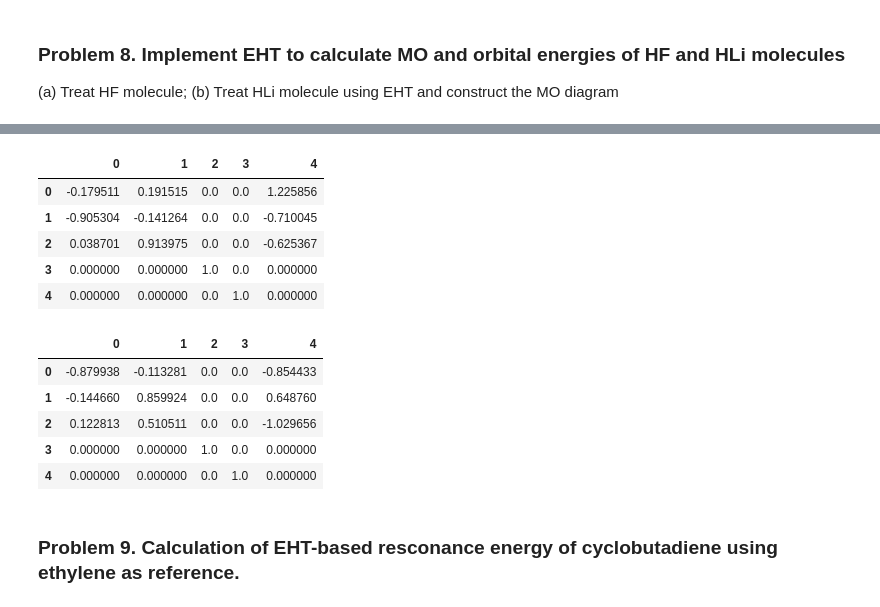
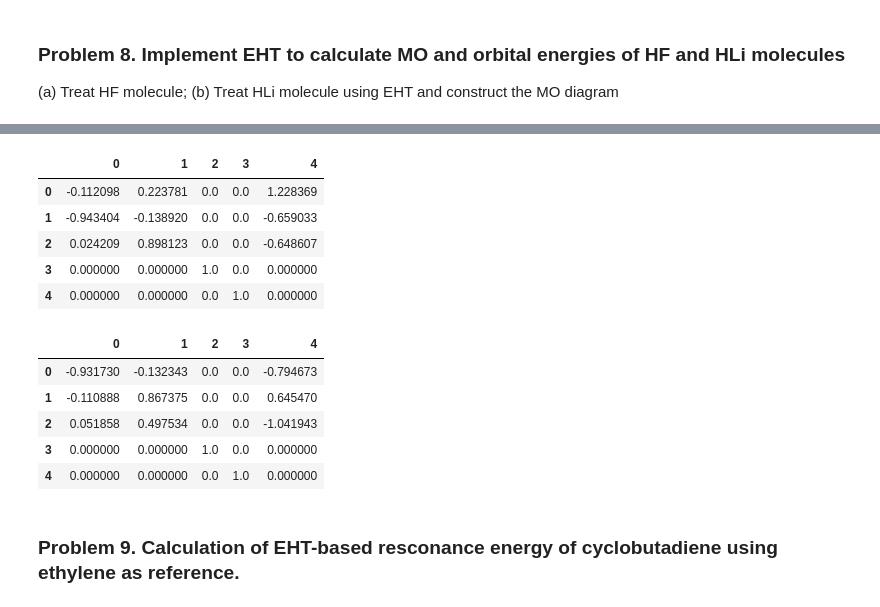
Before and after one commit to WentongZhou/CHEM_4880_CompChem_Assignments, a Jupyter notebook: assignment2_CHEM4880.ipynb, the cells around one changed output, grey strips where cells are left out. Saved outputs shown, nothing was run; the diff lists cells and outputs as text; code cells hidden in the pictures.

```diff
--- a/assignment2_CHEM4880.ipynb
+++ b/assignment2_CHEM4880.ipynb
@@ -79,8 +79,10 @@ class Simple_Huckel:
             atom_j = self.mol.GetAtomWithIdx(j).GetSymbol()
             # this is for problem 6(b)
             if atom_i in {'O'} or atom_j in {'O'}:
-                self.adjacency_matrix[i, i] = -2
-                self.adjacency_matrix[j, j] = -2
+                if atom_i == 'O':
+                    self.adjacency_matrix[i, i] = -2
+                else:
+                    self.adjacency_matrix[j, j] = -2
 
     def solve(self):
         self.eigenvalues, self.eigenvectors = np.linalg.eigh(self.adjacency_matrix)
@@ -497,5 +499,5 @@ Text(0, 0.5, 'Energy (eV)')
 ### Problem 8. Implement EHT to calculate MO and orbital energies of HF and HLi molecules
 (a) Treat HF molecule; (b) Treat HLi molecule using EHT and construct the MO diagram
 # %%
-hf = extended_huckel('hf.xyz')
-hli = extended_huckel('hli.xyz')
+hf = extended_huckel('hf.xyz',numerical=True)
+hli = extended_huckel('hli.xyz',numerical=True)
@@ -513,21 +511,21 @@ hli.plot_MO_diagram()
 # %%
 # orbitals of HF
-pd.DataFrame(hf.coeff_)
+pd.DataFrame(hf.coeff)
 # %% [output]
 |  | 0 | 1 | 2 | 3 | 4 |
-| 0 | -0.179511 | 0.191515 | 0.0 | 0.0 | 1.225856 |
-| 1 | -0.905304 | -0.141264 | 0.0 | 0.0 | -0.710045 |
-| 2 | 0.038701 | 0.913975 | 0.0 | 0.0 | -0.625367 |
+| 0 | -0.112098 | 0.223781 | 0.0 | 0.0 | 1.228369 |
+| 1 | -0.943404 | -0.138920 | 0.0 | 0.0 | -0.659033 |
+| 2 | 0.024209 | 0.898123 | 0.0 | 0.0 | -0.648607 |
 | 3 | 0.000000 | 0.000000 | 1.0 | 0.0 | 0.000000 |
 | 4 | 0.000000 | 0.000000 | 0.0 | 1.0 | 0.000000 |
 # %%
 # orbitals of HLi
-pd.DataFrame(hli.coeff_)
+pd.DataFrame(hli.coeff)
 # %% [output]
 |  | 0 | 1 | 2 | 3 | 4 |
-| 0 | -0.879938 | -0.113281 | 0.0 | 0.0 | -0.854433 |
-| 1 | -0.144660 | 0.859924 | 0.0 | 0.0 | 0.648760 |
-| 2 | 0.122813 | 0.510511 | 0.0 | 0.0 | -1.029656 |
+| 0 | -0.931730 | -0.132343 | 0.0 | 0.0 | -0.794673 |
+| 1 | -0.110888 | 0.867375 | 0.0 | 0.0 | 0.645470 |
+| 2 | 0.051858 | 0.497534 | 0.0 | 0.0 | -1.041943 |
 | 3 | 0.000000 | 0.000000 | 1.0 | 0.0 | 0.000000 |
 | 4 | 0.000000 | 0.000000 | 0.0 | 1.0 | 0.000000 |
 # %% [markdown]
```
Also changed, not shown: parts of 14 cells of this notebook, 1 other file.
